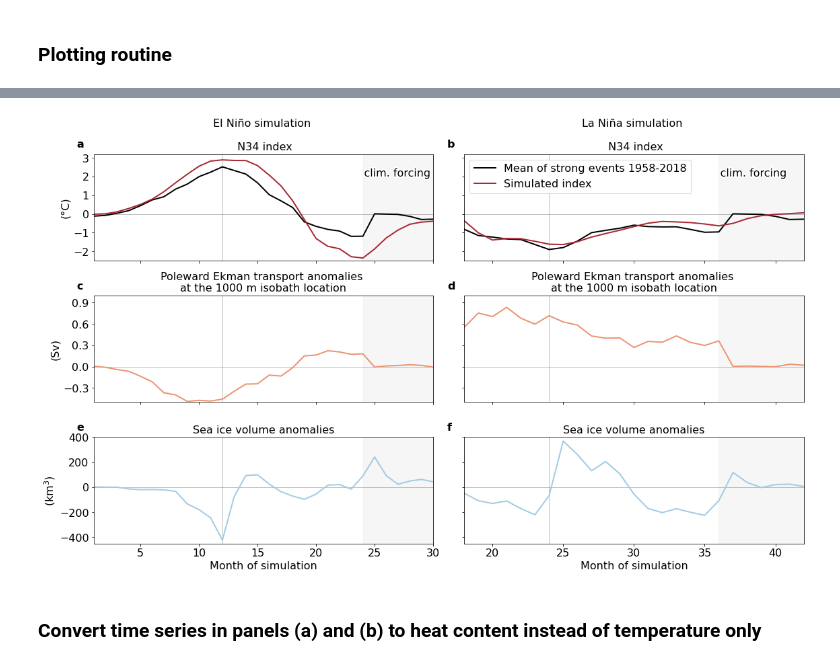
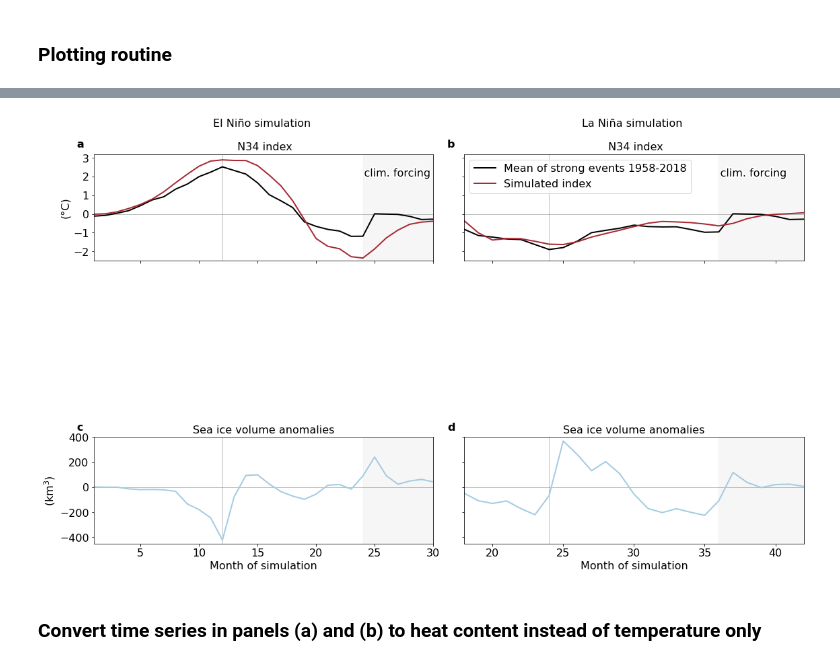
Before and after one commit to mauricehuguenin/ENSO-Antarctica_scripts, a Jupyter notebook: time_series_N34_and_simulated_N34_along_with_temps.ipynb, the cells around one changed output, grey strips where cells are left out. Cells and saved outputs as stored; diff of their text form; code cells hidden in the pictures.

```diff
--- a/time_series_N34_and_simulated_N34_along_with_temps.ipynb
+++ b/time_series_N34_and_simulated_N34_along_with_temps.ipynb
@@ -255,7 +239,7 @@ Text(0.5, 1.0, 'Cumulative mean temp anom 100-shelf bottom')
 %%time
 # first, get climatological shelf temperature range in °C
 clim = ((temp_clim*above1000_tcells[sel_lat[0]:sel_lat[1],sel_lon[0]:sel_lon[1]]).mean('time')[depth[0],:,:] - 273.15).load()
-clim_range = np.nanpercentile(clim, 95) - np.nanpercentile(clim, 5)
-clim_range # the temperature range in 90% of grid cells, excluding those few ones with very low/high temperatures
+clim_range = np.nanpercentile(clim, 84.1) - np.nanpercentile(clim, 15.9)
+clim_range # the temperature range in the interquartile range, excluding those few ones with very low/high temperatures
 # Wall time: 48.6 s
 # %% [output]
@@ -334,9 +318,9 @@ Wall time: 3.83 s
 %%time
 # temperature ranges in both transects 150°W and 60°W
 clim = (temp_clim.mean('time')[depth[0]:depth[1]]*above1000_tcells-273.15)[:,:,0]
-clim_range1 = np.nanpercentile(clim, 95) - np.nanpercentile(clim, 5)
+clim_range1 = np.nanpercentile(clim, 84.1) - np.nanpercentile(clim, 15.9)
 clim = (temp_clim.mean('time')[depth[0]:depth[1]]*above1000_tcells-273.15)[:,394:,-1]
-clim_range2 = np.nanpercentile(clim, 95) - np.nanpercentile(clim, 5)
+clim_range2 = np.nanpercentile(clim, 84.1) - np.nanpercentile(clim, 15.9)
 
 for f in range(2):
     print(exp[f+1])
@@ -1038,7 +1040,7 @@ for i in range(24+24):
 EN_mean[-6:] = N34_JRA_RYF[0:6]
 LN_mean[36:42] = N34_JRA_RYF[0:6]
 
-for f in [0,1,2,3,4,5]:
+for f in [0,1,4,5]:
     # JRA55 mean event N34 vs. simulated N34
     # ------------------------------------------------------------------- #
     if f == 0:
@@ -1120,7 +1122,8 @@ for f in [0,1,2,3,4,5]:
 
     plt.title(title_str, fontsize=16)
     plt.xticks(fontsize=16); plt.yticks(fontsize=16)
-    ax1.text(-.05, 1.06, string.ascii_lowercase[f], transform=ax1.transAxes, size=16, weight='bold') # bold letter a at the top
+    if f in [0,1]:ax1.text(-.05, 1.06, string.ascii_lowercase[f], transform=ax1.transAxes, size=16, weight='bold') # bold letter a at the top
+    if f in [4,5]:ax1.text(-.05, 1.06, string.ascii_lowercase[f-2], transform=ax1.transAxes, size=16, weight='bold') # bold letter a at the top
 
     if f in [4,5]: ax1.set_xlabel('Month of simulation', color='k', fontsize=16) # x-axis label
     if f in [6]: ax1.set_xticks([1, 6, 12, 18, 24, 30]) # adjust limit, custom x-ticks
@@ -1140,4 +1143,4 @@ Wall time: 1.94 s
-[figure, old version]
+[figure, new version]
 # %% [markdown]
 ### Convert time series in panels (a) and (b) to heat content instead of temperature only
 # %%
```
Also changed, not shown: parts of 30 cells of this notebook.
